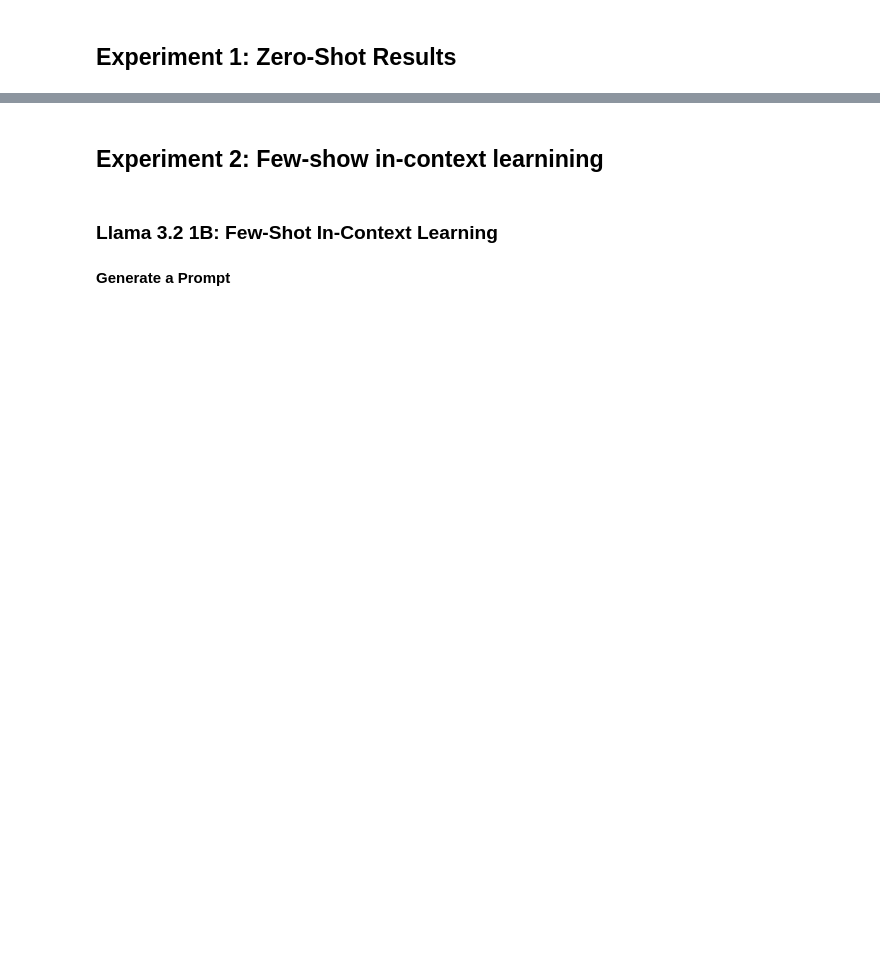
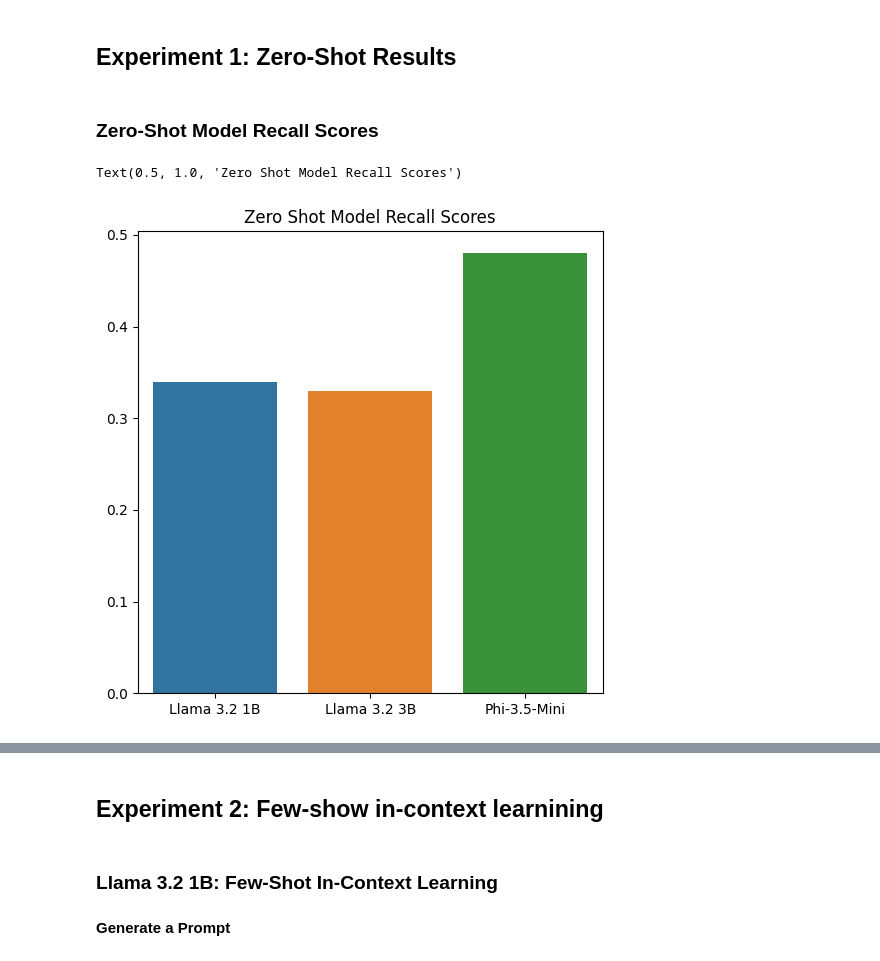
Before and after one commit to GoodGuyGregory/llm-psu-assignment-2, a Jupyter notebook: Assignement_2_Greg_Witt.ipynb, the cells around one changed output, grey strips where cells are left out. Drawn from its saved outputs; the diff is of its cells as text; code cells hidden in the pictures; blank space fills up the shorter version.

```diff
--- a/Assignement_2_Greg_Witt.ipynb
+++ b/Assignement_2_Greg_Witt.ipynb
@@ -319,7 +334,11 @@ import re
 
 def santize_response(response_token):
     if re.search(r'\d', response_token):
-        return int(response_token)
+       if int(response_token) > 2:
+           return 0
+       else:
+           return int(response_token)
+
     else:
         return 0
 # %%
@@ -342,6 +361,8 @@ for tweet, label in zip(ds_validation['text'], ds_validation['label']):
 
     outputs = phi_3_5_model.generate(
                         prompt_ids,
+                        temperature=0.23,
+                        do_sample=True,
                         pad_token_id=phi_3_5_tokenizer.eos_token_id,
                         max_new_tokens=1
                     )
@@ -368,4 +387,6 @@ NameError: name 'ds_validation' is not defined
 # %%
 from sklearn.metrics import classification_report
 
-print(classification_report(phi_3_5_ground_truths, phi_3_5_sentiment_preds)
+zero_shot_phi_3_5_results = classification_report(phi_3_5_ground_truths, phi_3_5_sentiment_preds, output_dict=True)
+
+print(classification_report(phi_3_5_ground_truths, phi_3_5_sentiment_preds))
@@ -383,2 +416,28 @@ plt.show()
 # %% [markdown]
 ## Experiment 1: Zero-Shot Results
+# %% [markdown]
+### Zero-Shot Model Recall Scores
+# %%
+import numpy as np
+import matplotlib.pyplot as plt
+import seaborn as sns
+
+sns.color_palette("Set2")
+
+models = ['Llama 3.2 1B','Llama 3.2 3B','Phi-3.5-Mini']
+
+llama_32_1b = round(zero_shot_llama_3_2_1B_model_results['macro avg']['recall'], 2)
+
+llama_32_3b = round(zero_shot_llama_3_2_3B_results['macro avg']['recall'], 2)
+
+phi_35_mini = round(zero_shot_phi_3_5_results['macro avg']['recall'], 2)
+
+precision_scores = [llama_32_1b, llama_32_3b, phi_35_mini]
+
+plt.figure(figsize=(6,6), dpi=100)
+plt.yticks()
+sns.barplot(x=models, y=precision_scores, hue=models, legend="auto", )
+plt.title('Zero Shot Model Recall Scores')
+# %% [output]
+Text(0.5, 1.0, 'Zero Shot Model Recall Scores')
+[figure, added]
```
Also changed, not shown: parts of 47 cells of this notebook.
